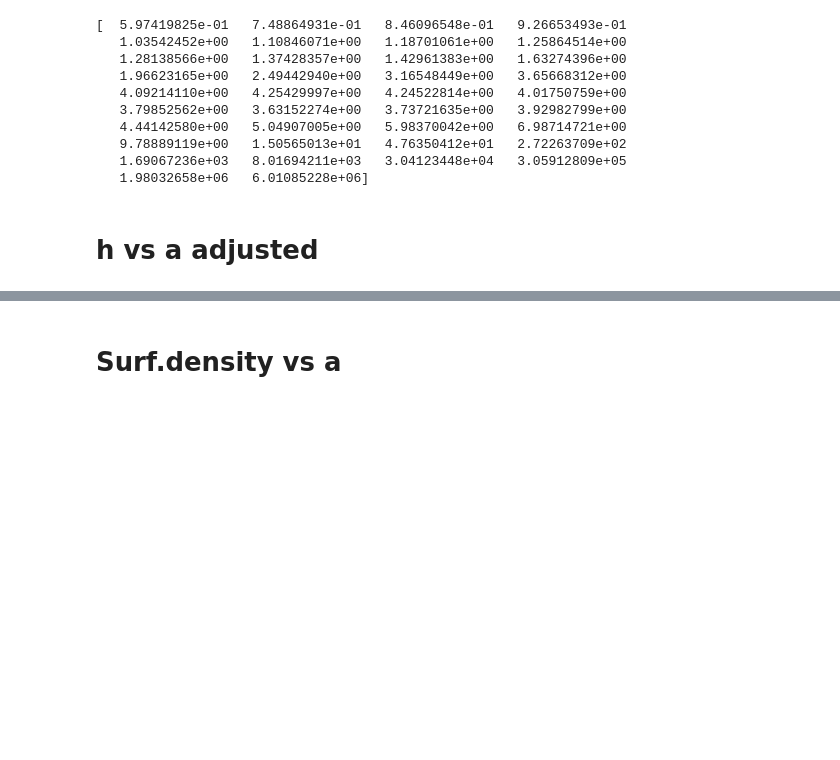
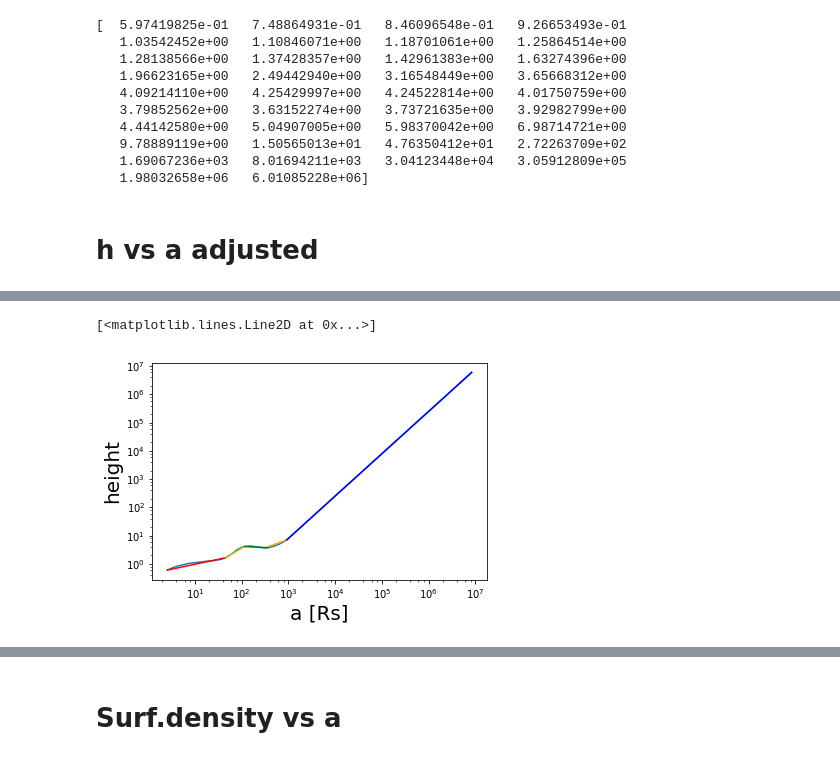
Before and after one commit to gfabj/Summer_Research_Project, a Jupyter notebook: SG_Model.ipynb, the cells around one changed output, grey strips where cells are left out. Drawn from its saved outputs; the diff is of its cells as text; code cells hidden in the pictures; blank space fills up the shorter version.

```diff
--- a/SG_Model.ipynb
+++ b/SG_Model.ipynb
@@ -76,0 +82,13 @@ plt.ylabel('height',fontsize=20)
+# %%
+logPlot = plt.gca()
+logPlot.loglog(a1,height)
+plt.xlabel('a [Rs]',fontsize=20)
+plt.ylabel('height',fontsize=20)
+plt.plot([2.55675200e+00,  4.50238131e+01], [ 5.97419825e-01,1.63274396e+00], c='r')
+plt.plot([4.50238131e+01,1.14109211e+02], [1.63274396e+00,4.09214110e+00], c='y')
+plt.plot([1.14109211e+02,3.69555994e+02], [4.09214110e+00, 3.73721635e+00 ], c='g')
+plt.plot([3.69555994e+02,9.16892670e+02],[4.09214110e+00,6.98714721e+00], color='orange')
+plt.plot([9.16892670e+02,8.32494014e+06],[6.98714721e+00, 6.01085228e+06], c='b' )
+# %% [output]
+[<matplotlib.lines.Line2D at 0x...>]
+[figure, added]
```
Also changed, not shown: parts of 16 cells of this notebook, 1 other file.
